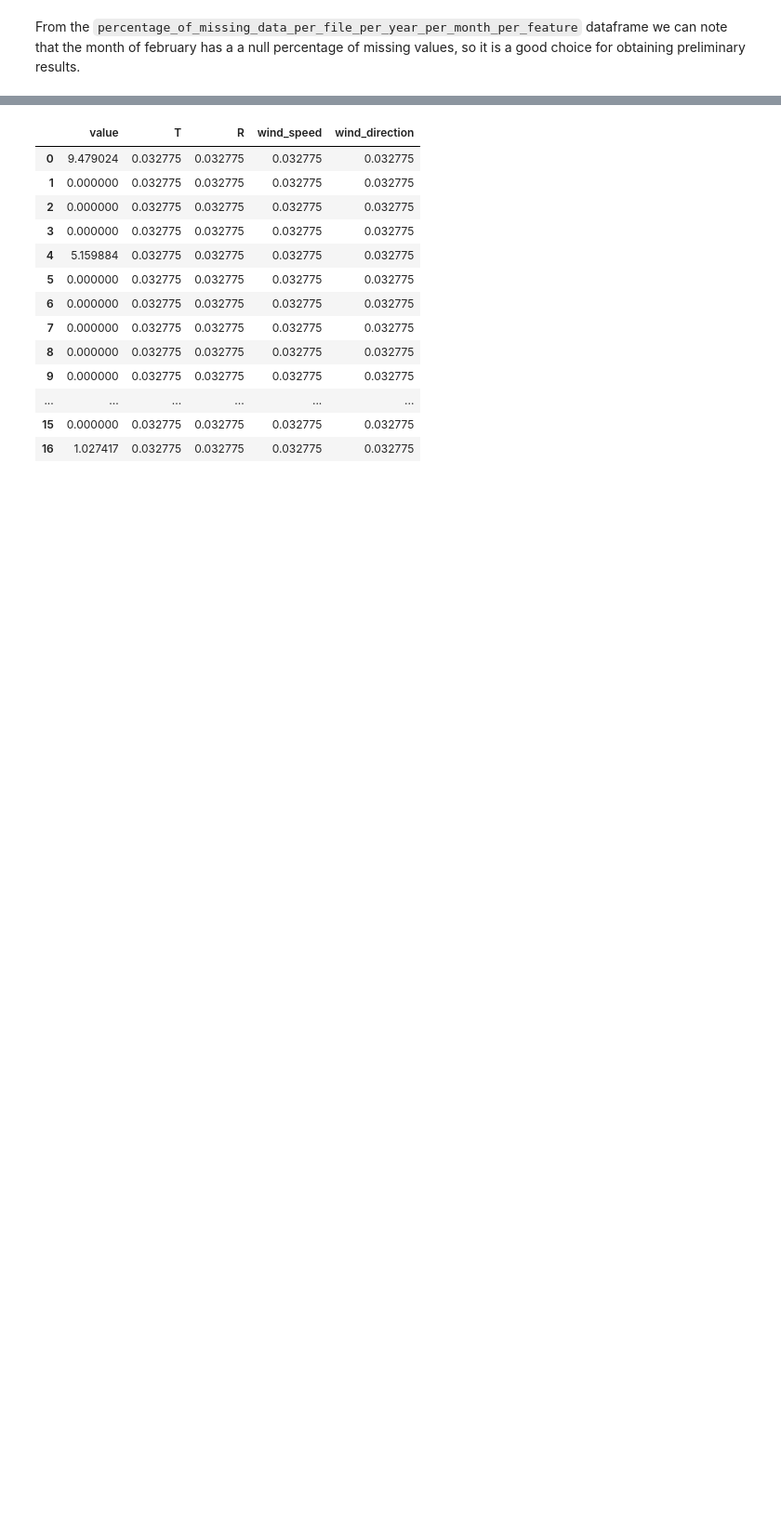
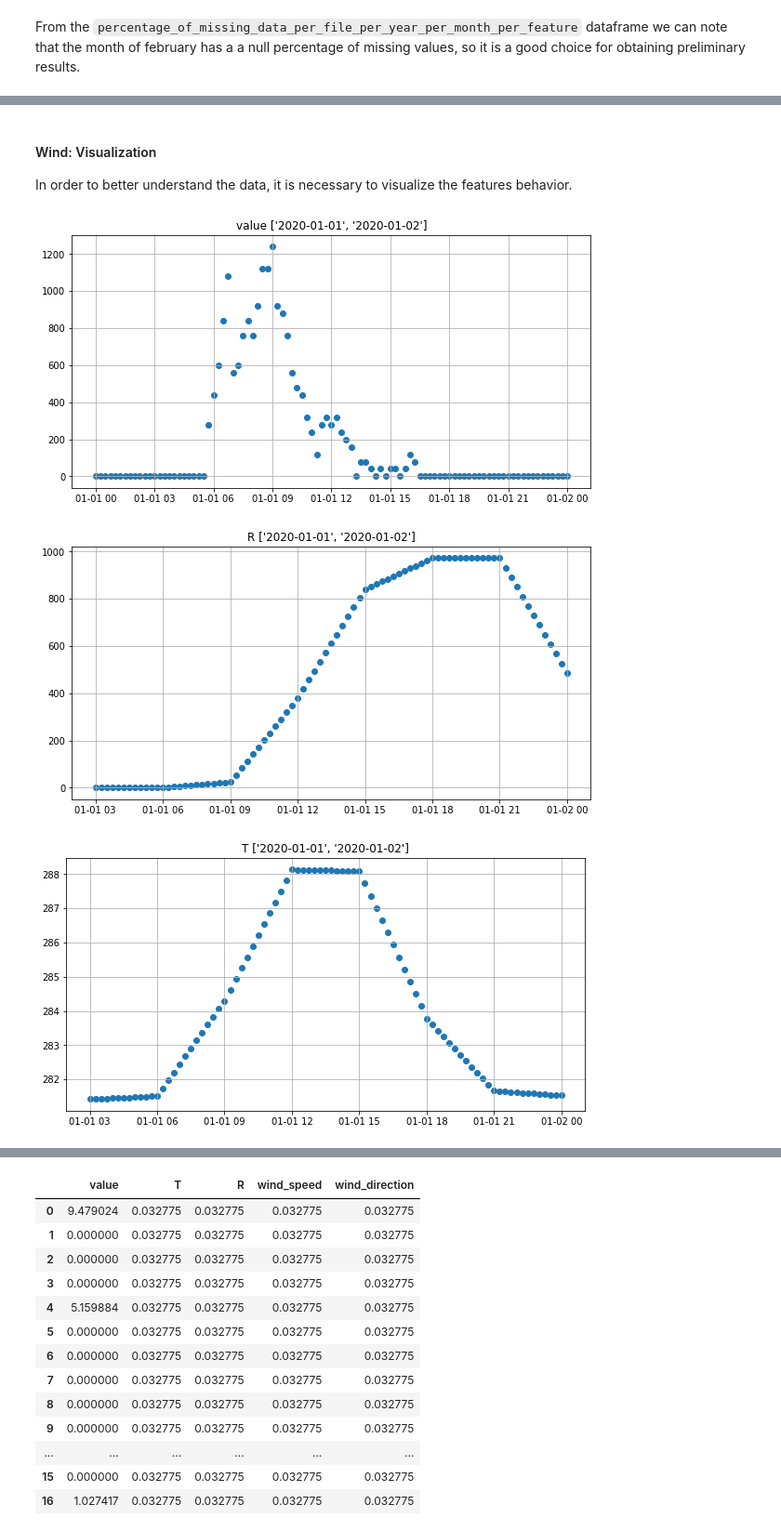
Before and after one commit to jamilsonjr/AI-to-forecast-constraints-in-the-energy-systems, a Jupyter notebook: jupyter_notebooks/cleaning_profile_data.ipynb, the cells around one changed output, grey strips where cells are left out. Shown at 93% size. Saved outputs shown, nothing was run; the diff lists cells and outputs as text; code cells hidden in the pictures; blank space fills up the shorter version.

```diff
--- a/jupyter_notebooks/cleaning_profile_data.ipynb
+++ b/jupyter_notebooks/cleaning_profile_data.ipynb
@@ -197,0 +235,13 @@ The full dataset is composed by a total of 20 time stamped data with the duratio
+# %% [markdown]
+#### Wind: Visualization
+In order to better understand the data, it is necessary to visualize the features behavior.
+# %%
+plot_data_from_time_limits(wind_data[0], 'value', ['2020-01-01', '2020-01-02'])
+plot_data_from_time_limits(wind_data[0], 'R', ['2020-01-01', '2020-01-02'])
+plot_data_from_time_limits(wind_data[0], 'T', ['2020-01-01', '2020-01-02'])
+plot_data_from_time_limits(wind_data[0], 'wind_speed', ['2020-01-01', '2020-01-02'])
+plot_data_from_time_limits(wind_data[0], 'wind_direction', ['2020-01-01', '2020-01-02'])
+# %% [output]
+[figure, added]
+[figure, added]
+[figure, added]
```
Also changed, not shown: parts of 100 cells of this notebook, 7 other files.
